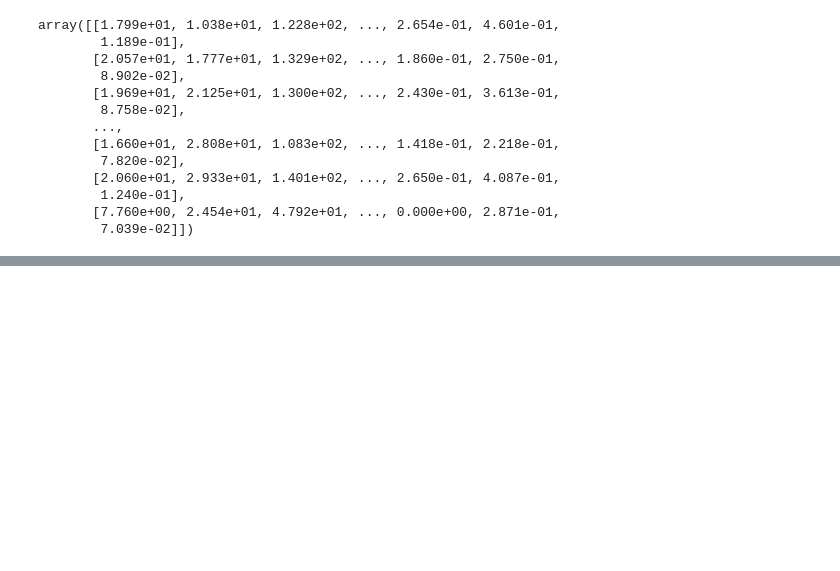
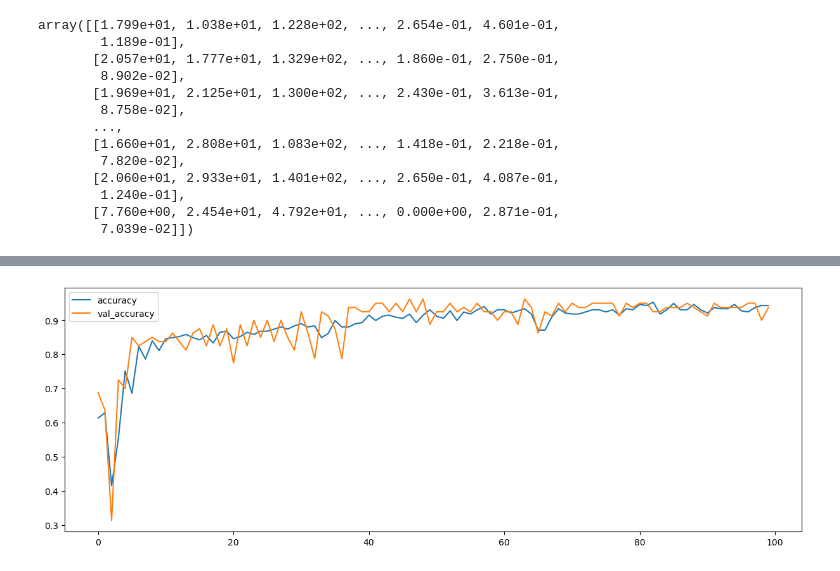
Before and after one commit to pa3757/aischoolpython, a Jupyter notebook: DeepLearning/DeepLearning03.ipynb, the cells around one changed output, grey strips where cells are left out. Saved outputs shown, nothing was run; the diff lists cells and outputs as text; code cells hidden in the pictures; blank space fills up the shorter version.

```diff
--- a/DeepLearning/DeepLearning03.ipynb
+++ b/DeepLearning/DeepLearning03.ipynb
@@ -58,3 +58,15 @@ y = data['target']
 # Train, Test 데이터 분리
 from sklearn.model_selection import train_test_split
 X_train, X_test, y_train, y_test = train_test_split(X, y, test_size=0.3, random_state=7, stratify=y)
+# %%
+# complie
+from tensorflow.keras.models import Sequential
+from tensorflow.keras.layers import Dense
+from tensorflow.keras.optimizers import Adam
+
+model = Sequential()
+model.add(Dense(1, input_dim=30, activation='sigmoid'))
+model.compile(loss='binary_crossentropy', optimizer=Adam(learning_rate=0.01), metrics=['accuracy'])
+# %%
+# fit
+h = model.fit(X_train, y_train, epochs=100, validation_split=0.2)
@@ -60,0 +91,9 @@ X_train, X_test, y_train, y_test = train_test_split(X, y, test_size=0.3, random_
+# %%
+# 시각화
+plt.figure(figsize=(15,5))
+plt.plot(h.history['accuracy'],  label='accuracy')
+plt.plot(h.history['val_accuracy'],  label='val_accuracy')
+plt.legend()
+plt.show()
+# %% [output]
+[figure, added]
```
Also changed, not shown: parts of 1 cell of this notebook, 2 other files.
